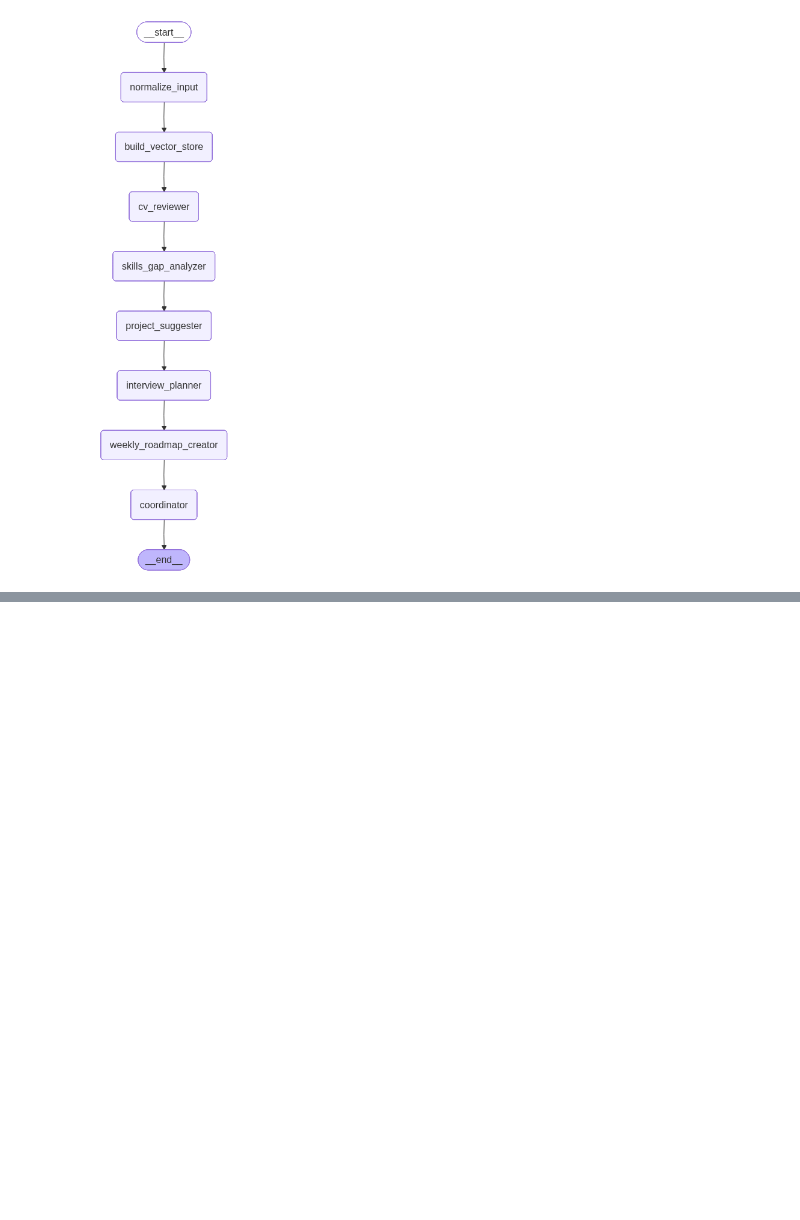
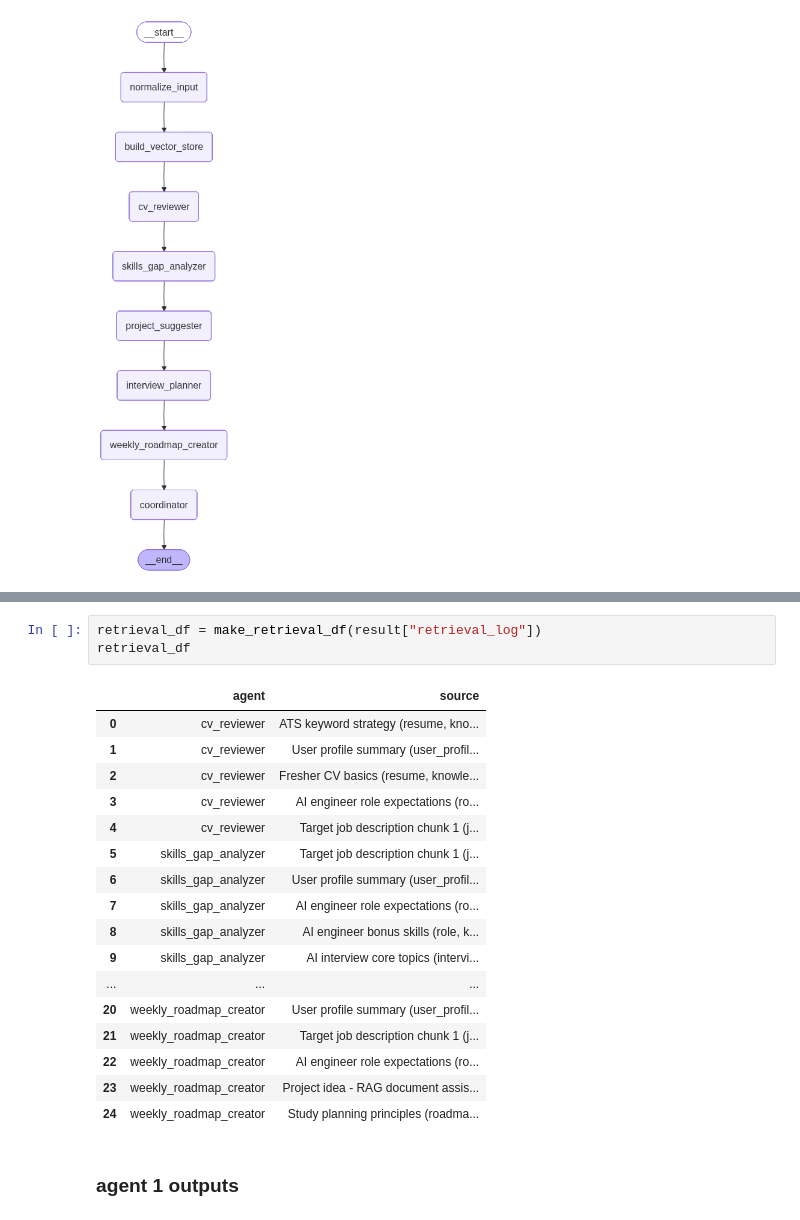
Before and after one commit to mdmohsin212/Generative-AI, a Jupyter notebook: Multi-Agent Career Assistant/Multi-Agent.ipynb, the cells around one changed output, grey strips where cells are left out. Saved outputs shown, nothing was run; the diff lists cells and outputs as text; blank space fills up the shorter version.

Commit message:
Complete Multi Agent project

```diff
--- a/Multi-Agent Career Assistant/Multi-Agent.ipynb
+++ b/Multi-Agent Career Assistant/Multi-Agent.ipynb
@@ -864,0 +869,23 @@ print("Final Project Suggestions:", len(result["final_output"]["project_recommen
+# %%
+retrieval_df = make_retrieval_df(result["retrieval_log"])
+retrieval_df
+# %% [output]
+|  | agent | source |
+| 0 | cv_reviewer | ATS keyword strategy (resume, kno... |
+| 1 | cv_reviewer | User profile summary (user_profil... |
+| 2 | cv_reviewer | Fresher CV basics (resume, knowle... |
+| 3 | cv_reviewer | AI engineer role expectations (ro... |
+| 4 | cv_reviewer | Target job description chunk 1 (j... |
+| 5 | skills_gap_analyzer | Target job description chunk 1 (j... |
+| 6 | skills_gap_analyzer | User profile summary (user_profil... |
+| 7 | skills_gap_analyzer | AI engineer role expectations (ro... |
+| 8 | skills_gap_analyzer | AI engineer bonus skills (role, k... |
+| 9 | skills_gap_analyzer | AI interview core topics (intervi... |
+| ... | ... | ... |
+| 20 | weekly_roadmap_creator | User profile summary (user_profil... |
+| 21 | weekly_roadmap_creator | Target job description chunk 1 (j... |
+| 22 | weekly_roadmap_creator | AI engineer role expectations (ro... |
+| 23 | weekly_roadmap_creator | Project idea - RAG document assis... |
+| 24 | weekly_roadmap_creator | Study planning principles (roadma... |
+# %% [markdown]
+### agent 1 outputs
```
Also changed, not shown: parts of 13 cells of this notebook.
